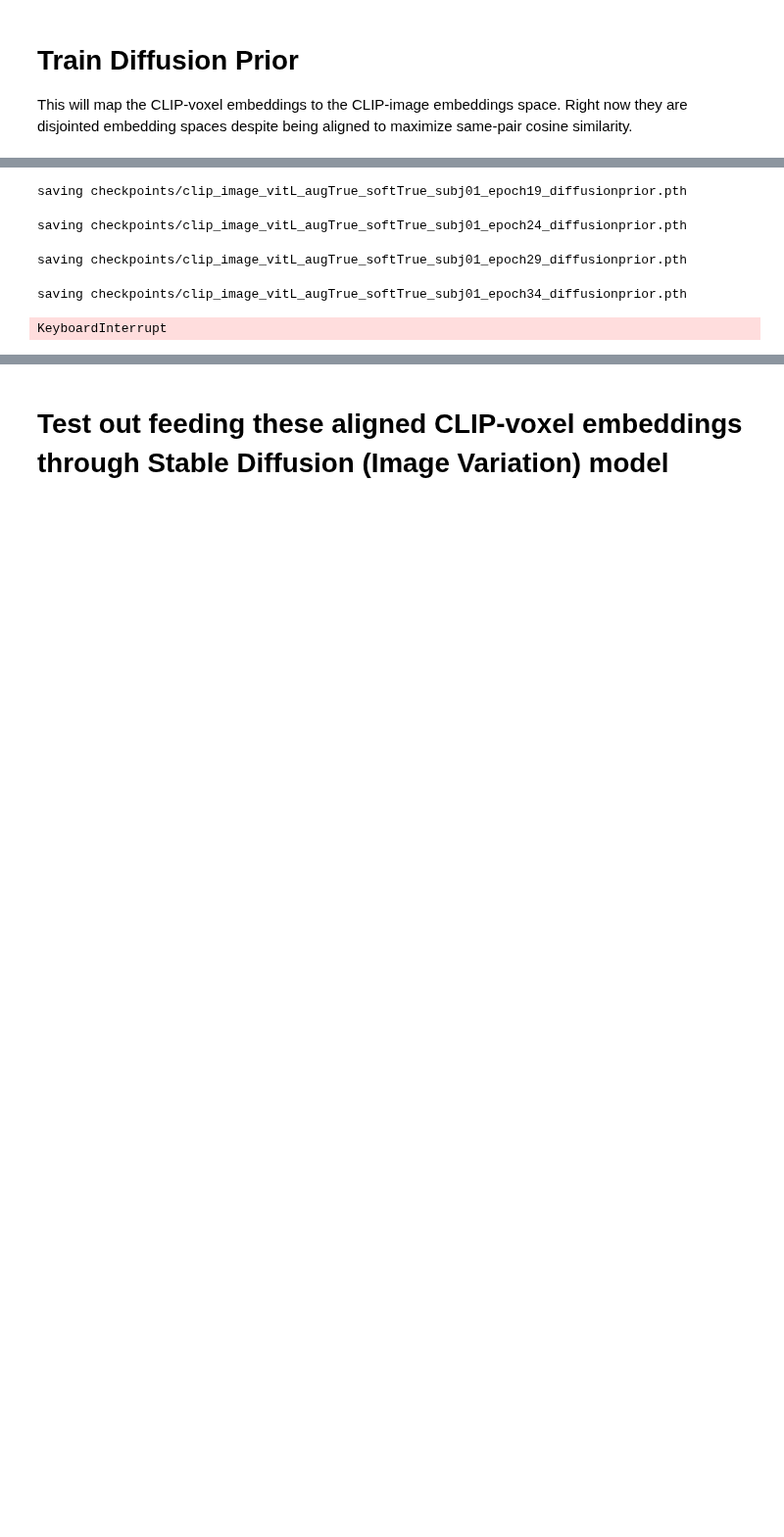
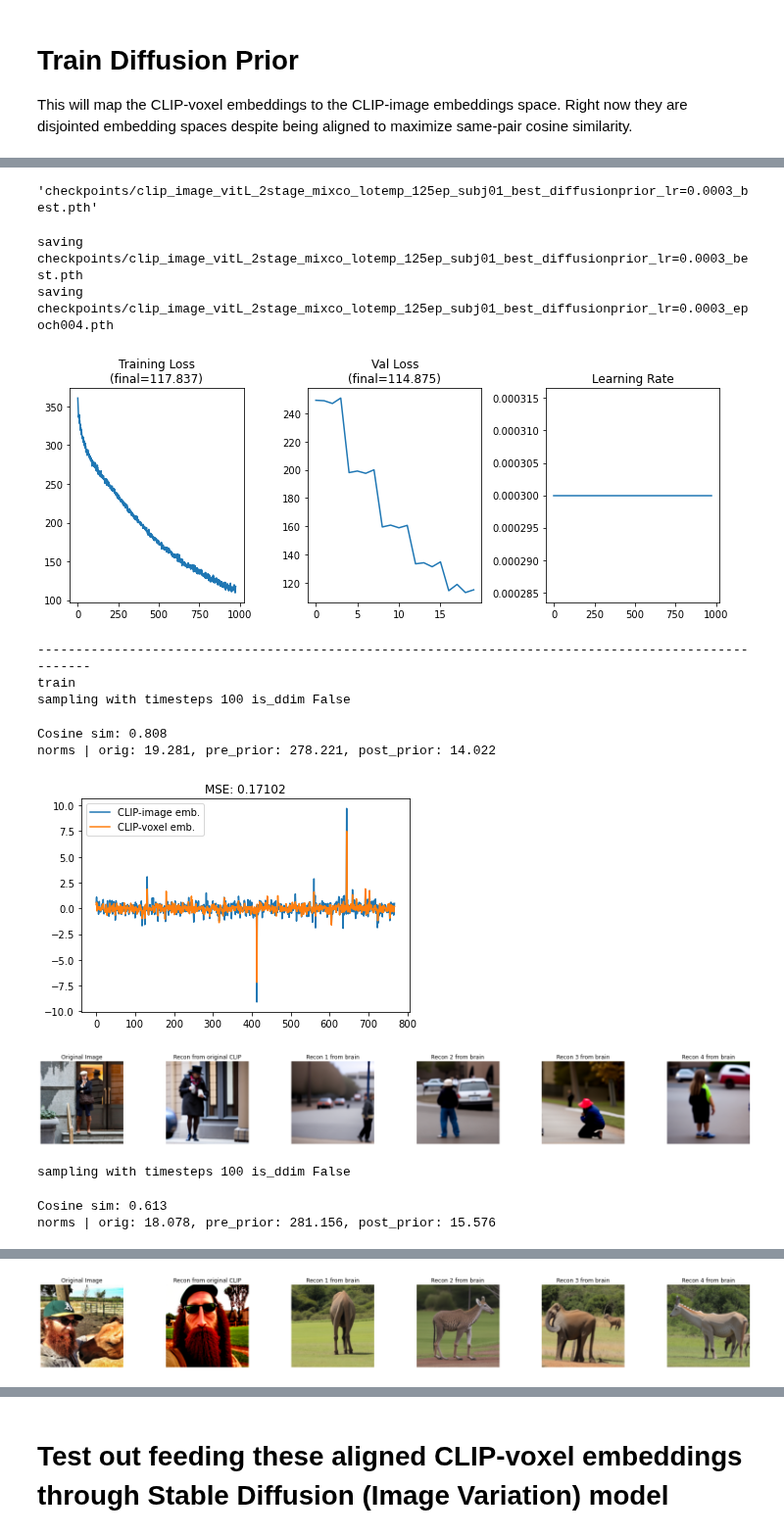
Before and after one commit to MedARC-AI/fMRI-reconstruction-NSD, a Jupyter notebook: fMRI/CLIPvoxel_to_CLIPimage.ipynb, the cells around one changed output, grey strips where cells are left out. Shown at 98% size. Cells and saved outputs as stored; diff of their text form; code cells hidden in the pictures; blank space fills up the shorter version.

```diff
--- a/fMRI/CLIPvoxel_to_CLIPimage.ipynb
+++ b/fMRI/CLIPvoxel_to_CLIPimage.ipynb
@@ -256,0 +324,4 @@ optimizer.param_groups[0]['lr'] = lr
+# %%
+get_ckpt_path('best')
+# %% [output]
+'checkpoints/clip_image_vitL_2stage_mixco_lotemp_125ep_subj01_best_diffusionprior_lr=0.0003_best.pth'
@@ -260,6 +333,7 @@ progress_bar = tqdm(range(epoch,num_epochs),ncols=250)
 for epoch in progress_bar:
     diffusion_prior.train()
     for train_i, (voxel, image) in enumerate(train_dl):
+    #for train_i, (voxel, image) in enumerate([(voxel0[:bs], image0[:bs])]):
         optimizer.zero_grad()
         image = image.to(device)
 
@@ -274,58 +348,83 @@ for epoch in progress_bar:
 
         loss.backward()
         optimizer.step()
+        if lr_scheduler is not None:
+            lr_scheduler.step()
 
         losses.append(loss.item())
+        lrs.append(optimizer.param_groups[0]['lr'])
 
     diffusion_prior.eval()
     for val_i, (val_voxel, val_image) in enumerate(val_dl):
+    #for val_i, (val_voxel, val_image) in enumerate([(val_voxel0[:bs], val_image0[:bs])]):
+
         with torch.no_grad():
             val_image = val_image.to(device)
 
             clip_embed = brain_net(val_voxel.to(device).float())
             #clip_embed = nn.functional.normalize(clip_embed,dim=-1)
 
             # clip_embed = clip_extractor.embed_curated_annotations(subj01_annots[voxel])
 
             image_clip = clip_extractor.embed_image(val_image).float()
 
             val_loss = diffusion_prior(text_embed=clip_embed, image_embed=image_clip)
 
             val_losses.append(val_loss.item())
 
+    clear_output(wait=True)
+
+    val_loss = np.mean(val_losses[-(val_i+1):])
+    if val_loss < best_val_loss:
+        best_val_loss = val_loss
+        save_ckpt('best')
+
     # Save model checkpoint every 5 epochs if full_training==True
     if (epoch+1)%5==0 and full_training:
-        print(f'saving {ckpt_path[:-12]}_epoch{epoch}_diffusionprior.pth')
-        if (using_ddp==False) or (using_ddp==True and local_rank==0):
-            state_dict = brain_net.state_dict()
-            if using_ddp: # if using DDP, convert DDP state_dict to non-DDP before saving
-                for key in list(state_dict.keys()):
-                    if 'module.' in key:
-                        state_dict[key.replace('module.', '')] = state_dict[key]
-                        del state_dict[key]
-            torch.save({
-                'epoch': epoch,
-                'model_state_dict': diffusion_prior.state_dict(),
-                'optimizer_state_dict': optimizer.state_dict(),
-                'train_losses': losses,
-                'val_losses': val_losses,
-                }, f'{ckpt_path[:-12]}_epoch{epoch}_diffusionprior.pth')
+        # diff_ckpt_path = ckpt_path.replace('.pth', '|') + f'epoch{epoch:03d}_diffusionprior_lrCycle.pth'
+        save_ckpt(f'epoch{epoch:03d}')
+
         if using_ddp:
             dist.barrier() # this tells the other gpus wait for the first gpu to finish saving the model
 
     logs = OrderedDict(
         loss=np.mean(losses[-(train_i+1):]),
         val_loss=np.mean(val_losses[-(val_i+1):]),
+        lr=lrs[-1],
     )
     progress_bar.set_postfix(**logs)
 
-plt.plot(losses)
-plt.show()
-plt.plot(val_losses)
-plt.show()
+    if True: #epoch % 5 == 0:
+        # clear_output(wait=True)
+
+        plot_prior(losses, val_losses, lrs)
+
+        print('-'*100)
+        print('train')
+
+        sample_images(
+            clip_extractor, brain_net, unet, vae, noise_scheduler, diffusion_prior,
+            voxel0[:2], image0[:2],
+        )
+
+        print('-'*100)
+        print('val')
+
+        sample_images(
+            clip_extractor, brain_net, unet, vae, noise_scheduler, diffusion_prior,
+            val_voxel0[:2], val_image0[:2],
+        )
 # %% [output]
-saving checkpoints/clip_image_vitL_augTrue_softTrue_subj01_epoch19_diffusionprior.pth
+saving checkpoints/clip_image_vitL_2stage_mixco_lotemp_125ep_subj01_best_diffusionprior_lr=0.0003_best.pth
+saving checkpoints/clip_image_vitL_2stage_mixco_lotemp_125ep_subj01_best_diffusionprior_lr=0.0003_epoch004.pth
+[figure, added]
-saving checkpoints/clip_image_vitL_augTrue_softTrue_subj01_epoch24_diffusionprior.pth
+----------------------------------------------------------------------------------------------------
+train
+sampling with timesteps 100 is_ddim False
-saving checkpoints/clip_image_vitL_augTrue_softTrue_subj01_epoch29_diffusionprior.pth
+Cosine sim: 0.808
+norms | orig: 19.281, pre_prior: 278.221, post_prior: 14.022
+[figure, added]
+[figure, added]
-saving checkpoints/clip_image_vitL_augTrue_softTrue_subj01_epoch34_diffusionprior.pth
+sampling with timesteps 100 is_ddim False
-KeyboardInterrupt
+Cosine sim: 0.613
+norms | orig: 18.078, pre_prior: 281.156, post_prior: 15.576
@@ -331,0 +432 @@ KeyboardInterrupt
+[figure, added]
```
Also changed, not shown: parts of 28 cells of this notebook, 16 other files.
